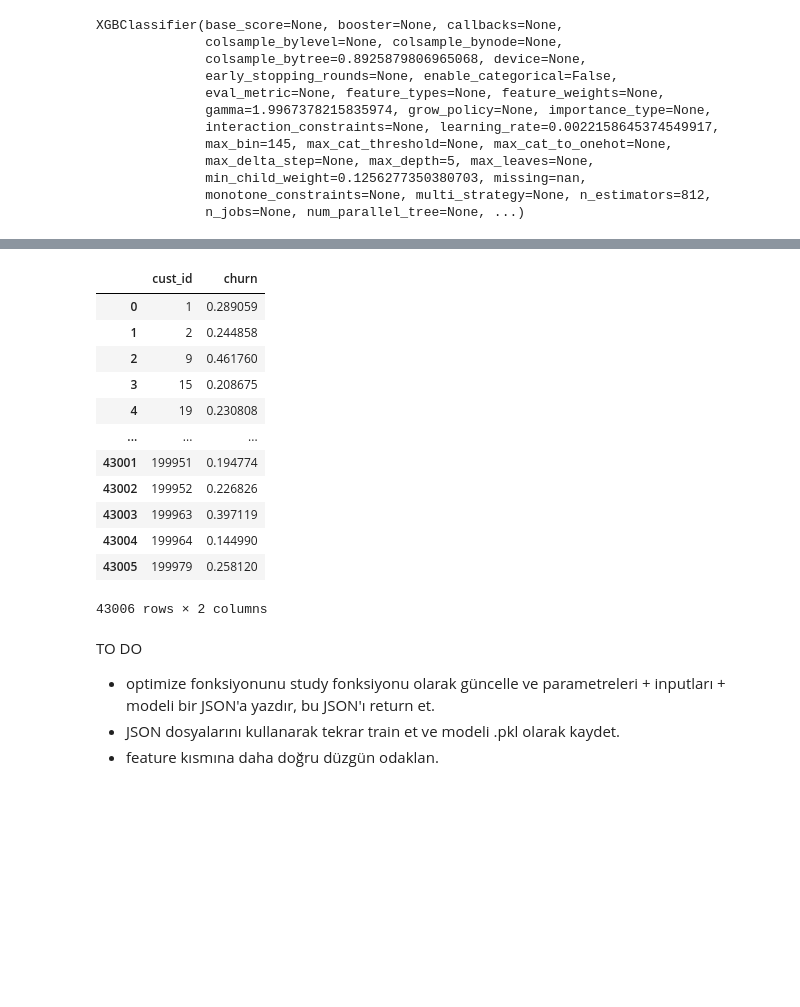
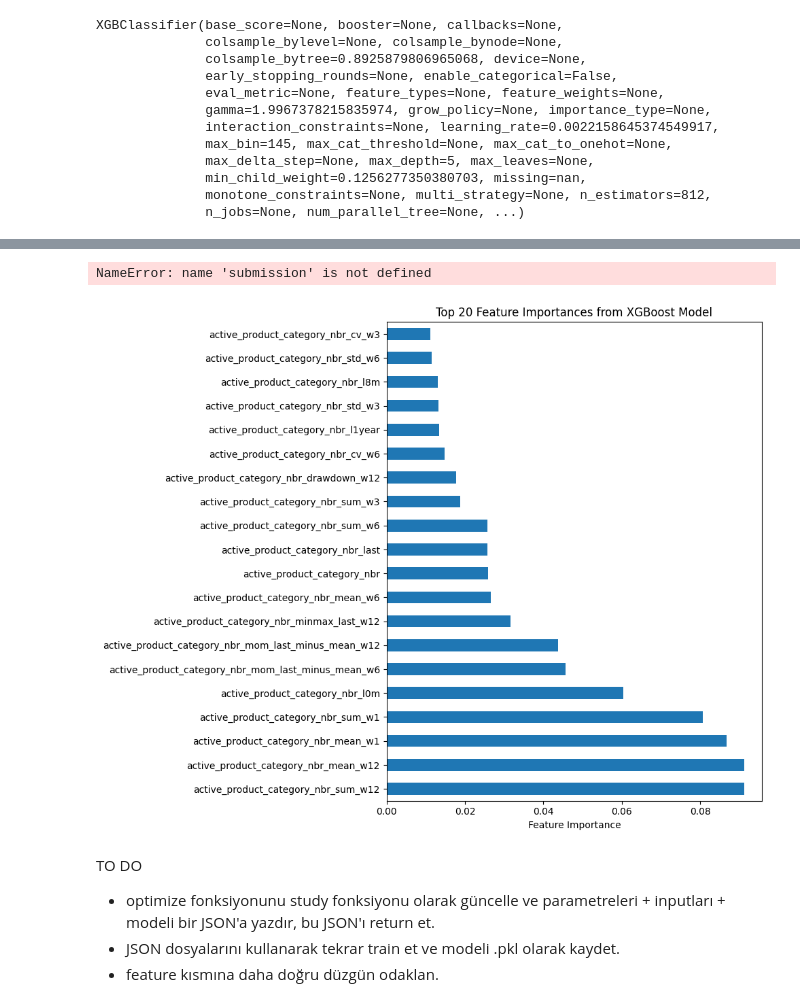
Before and after one commit to bthnsrts/datathon-team-guney-kampus, a Jupyter notebook: notebooks/statistical_modelling.ipynb, the cells around one changed output, grey strips where cells are left out. Cells and saved outputs as stored; diff of their text form; code cells hidden in the pictures; blank space fills up the shorter version.

```diff
--- a/notebooks/statistical_modelling.ipynb
+++ b/notebooks/statistical_modelling.ipynb
@@ -162,6 +176,13 @@ studies = {
         eval_metric="ing_hubs_datathon_metric",    # Used for CV scoring only
         n_trials=5,
         study_name="SMOTE_RandomForestClassifier_LogLoss_INGHubsMetric"
+    ),
+    "SMOTE_Ensemble_LogLoss_INGHubsMetric": OptunaTuner(
+        model_name="Ensemble",
+        sampler="SMOTE",
+        eval_metric="ing_hubs_datathon_metric",    # Used for CV scoring only
+        n_trials=5,
+        study_name="SMOTE_Ensemble_LogLoss_INGHubsMetric"
     )
 }
 # %%
@@ -309,7 +309,7 @@ X.fillna(0, inplace=True)
 X_test = test_data.drop(['cust_id', 'ref_date','date', 'churn'], axis=1)
 # %%
 # Get best parameters from study3
-best_params = study3.best_params
+best_params = study2.best_params
 
 # Get the tuner object for study3
 tuner = studies["SMOTE_XGBClassifier_LogLoss_INGHubsMetric"]
@@ -338,16 +556,4 @@ IndexError: too many indices for array: array is 1-dimensional, but 2 were index
 # %%
 submission
 # %% [output]
-|  | cust_id | churn |
-| 0 | 1 | 0.289059 |
-| 1 | 2 | 0.244858 |
-| 2 | 9 | 0.461760 |
-| 3 | 15 | 0.208675 |
-| 4 | 19 | 0.230808 |
-| ... | ... | ... |
-| 43001 | 199951 | 0.194774 |
-| 43002 | 199952 | 0.226826 |
-| 43003 | 199963 | 0.397119 |
-| 43004 | 199964 | 0.144990 |
-| 43005 | 199979 | 0.258120 |
-43006 rows × 2 columns
+NameError: name 'submission' is not defined
@@ -358,3 +564,14 @@ model.predict(test_data[])
+# %%
+model.feature_importances_
+feature_importances = pd.Series(model.feature_importances_, index=X.columns).sort_values(ascending=False)
+plt.figure(figsize=(10, 8))
+feature_importances.head(20).plot(kind='barh')
+plt.xlabel('Feature Importance')
+plt.title('Top 20 Feature Importances from XGBoost Model')
+plt.tight_layout()
+plt.show()
+# %% [output]
+[figure, added]
 # %% [markdown]
 TO DO
 
```
Also changed, not shown: parts of 15 cells of this notebook, 8 other files.
